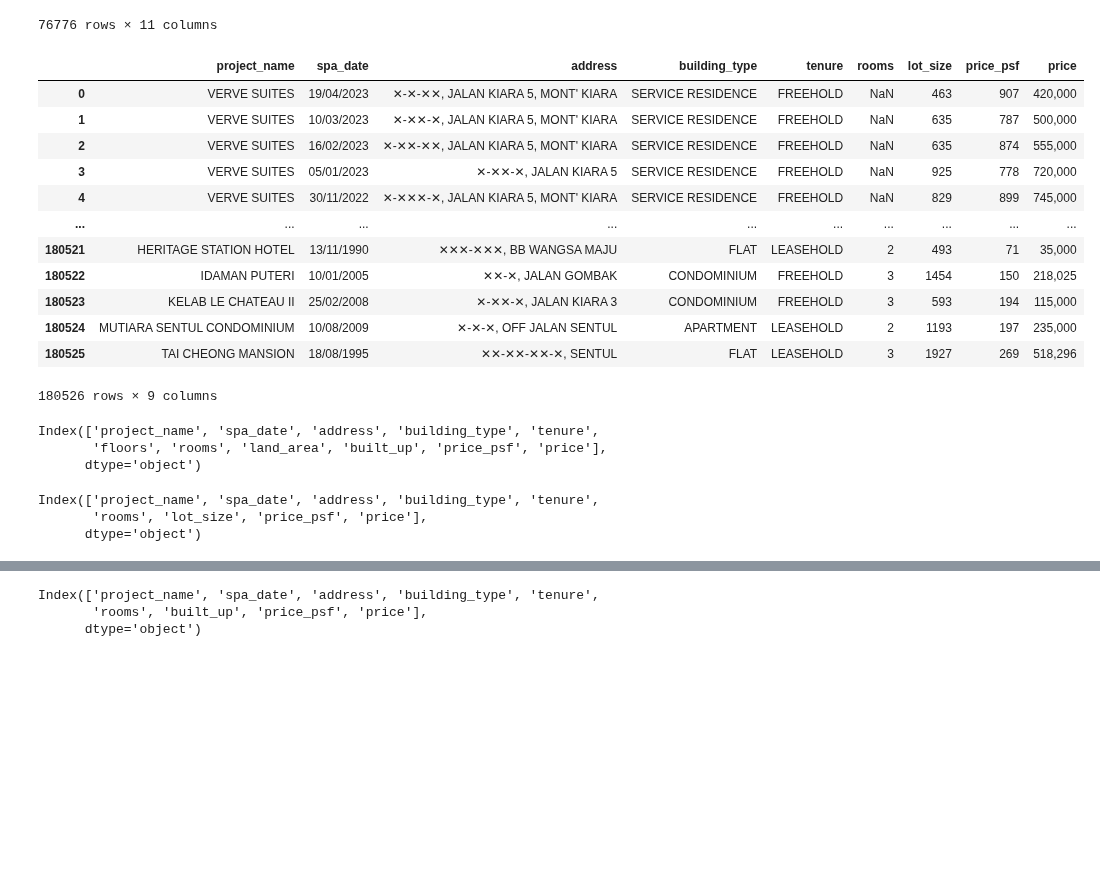
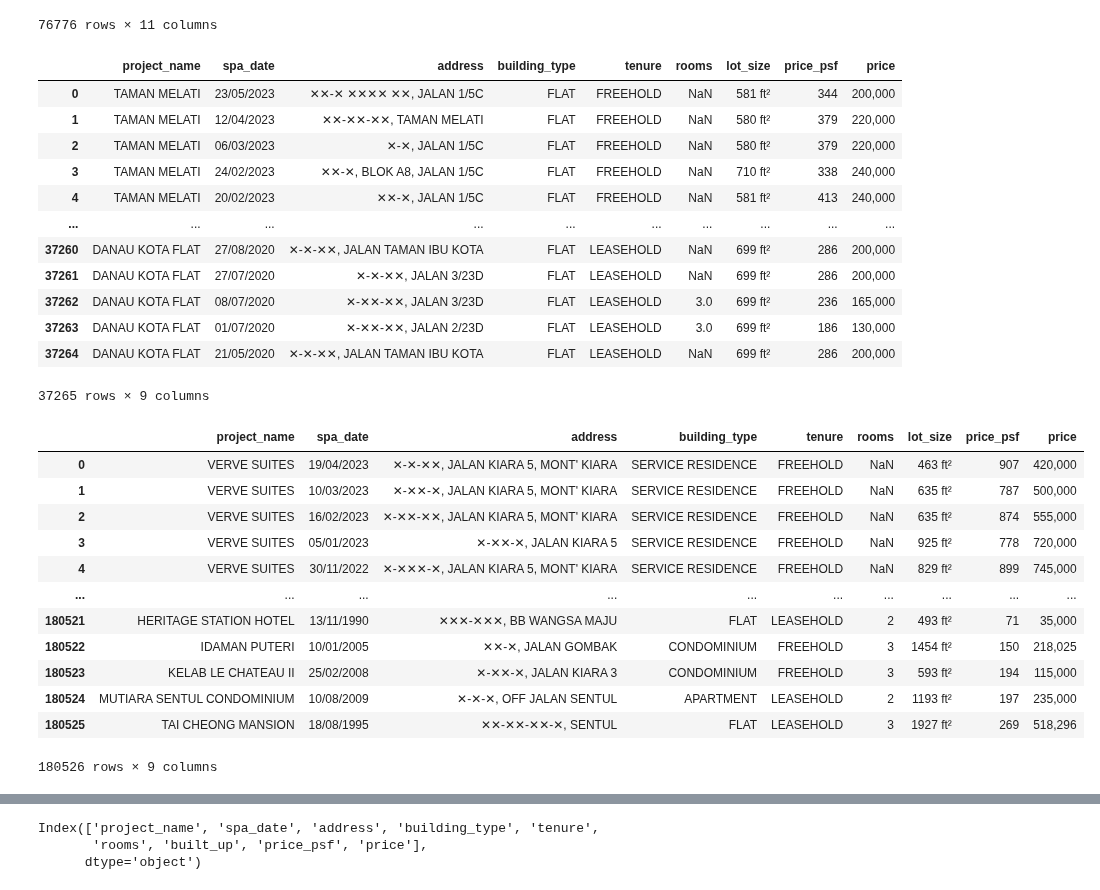
Before and after one commit to yuenherny/kl-house-price-forecasting, a Jupyter notebook: notebooks/Transactions - Combine and Save.ipynb, the cells around one changed output, grey strips where cells are left out. Drawn from its saved outputs; the diff is of its cells as text; code cells hidden in the pictures; blank space fills up the shorter version.

Commit message:
Include missing transactions into the dataset

```diff
--- a/notebooks/Transactions - Combine and Save.ipynb
+++ b/notebooks/Transactions - Combine and Save.ipynb
@@ -23,31 +23,36 @@ df_landed
 | 76775 | LAMAN BAYU | 08/03/2011 | ✕ (✕✕✕✕ ✕✕), JALAN SERI BAYU LAMA... | BUNGALOW | FREEHOLD | 3 | 8.0 | 4,574 ft² | 3,050 ft² | ... |
 76776 rows × 11 columns
 # %%
-df_nonlanded = pd.read_excel(RAW_DATA_DIR / 'transactions_non-landed_KL.xlsx')
-df_nonlanded
+df_nonlanded_1 = pd.read_excel(RAW_DATA_DIR / 'transactions_non-landed_KL_1.xlsx')
+df_nonlanded_1
 # %% [output]
 |  | project_name | spa_date | address | building_type | tenure | rooms | lot_size | price_psf | price |
-| 0 | VERVE SUITES | 19/04/2023 | ✕-✕-✕✕, JALAN KIARA 5, MONT' KIARA | SERVICE RESIDENCE | FREEHOLD | NaN | 463 | 907 | 420,000 |
-| 1 | VERVE SUITES | 10/03/2023 | ✕-✕✕-✕, JALAN KIARA 5, MONT' KIARA | SERVICE RESIDENCE | FREEHOLD | NaN | 635 | 787 | 500,000 |
-| 2 | VERVE SUITES | 16/02/2023 | ✕-✕✕-✕✕, JALAN KIARA 5, MONT' KIARA | SERVICE RESIDENCE | FREEHOLD | NaN | 635 | 874 | 555,000 |
-| 3 | VERVE SUITES | 05/01/2023 | ✕-✕✕-✕, JALAN KIARA 5 | SERVICE RESIDENCE | FREEHOLD | NaN | 925 | 778 | 720,000 |
-| 4 | VERVE SUITES | 30/11/2022 | ✕-✕✕✕-✕, JALAN KIARA 5, MONT' KIARA | SERVICE RESIDENCE | FREEHOLD | NaN | 829 | 899 | 745,000 |
+| 0 | TAMAN MELATI | 23/05/2023 | ✕✕-✕ ✕✕✕✕ ✕✕, JALAN 1/5C | FLAT | FREEHOLD | NaN | 581 ft² | 344 | 200,000 |
+| 1 | TAMAN MELATI | 12/04/2023 | ✕✕-✕✕-✕✕, TAMAN MELATI | FLAT | FREEHOLD | NaN | 580 ft² | 379 | 220,000 |
+| 2 | TAMAN MELATI | 06/03/2023 | ✕-✕, JALAN 1/5C | FLAT | FREEHOLD | NaN | 580 ft² | 379 | 220,000 |
+| 3 | TAMAN MELATI | 24/02/2023 | ✕✕-✕, BLOK A8, JALAN 1/5C | FLAT | FREEHOLD | NaN | 710 ft² | 338 | 240,000 |
+| 4 | TAMAN MELATI | 20/02/2023 | ✕✕-✕, JALAN 1/5C | FLAT | FREEHOLD | NaN | 581 ft² | 413 | 240,000 |
 | ... | ... | ... | ... | ... | ... | ... | ... | ... | ... |
-| 180521 | HERITAGE STATION HOTEL | 13/11/1990 | ✕✕✕-✕✕✕, BB WANGSA MAJU | FLAT | LEASEHOLD | 2 | 493 | 71 | 35,000 |
-| 180522 | IDAMAN PUTERI | 10/01/2005 | ✕✕-✕, JALAN GOMBAK | CONDOMINIUM | FREEHOLD | 3 | 1454 | 150 | 218,025 |
-| 180523 | KELAB LE CHATEAU II | 25/02/2008 | ✕-✕✕-✕, JALAN KIARA 3 | CONDOMINIUM | FREEHOLD | 3 | 593 | 194 | 115,000 |
-| 180524 | MUTIARA SENTUL CONDOMINIUM | 10/08/2009 | ✕-✕-✕, OFF JALAN SENTUL | APARTMENT | LEASEHOLD | 2 | 1193 | 197 | 235,000 |
-| 180525 | TAI CHEONG MANSION | 18/08/1995 | ✕✕-✕✕-✕✕-✕, SENTUL | FLAT | LEASEHOLD | 3 | 1927 | 269 | 518,296 |
+| 37260 | DANAU KOTA FLAT | 27/08/2020 | ✕-✕-✕✕, JALAN TAMAN IBU KOTA | FLAT | LEASEHOLD | NaN | 699 ft² | 286 | 200,000 |
+| 37261 | DANAU KOTA FLAT | 27/07/2020 | ✕-✕-✕✕, JALAN 3/23D | FLAT | LEASEHOLD | NaN | 699 ft² | 286 | 200,000 |
+| 37262 | DANAU KOTA FLAT | 08/07/2020 | ✕-✕✕-✕✕, JALAN 3/23D | FLAT | LEASEHOLD | 3.0 | 699 ft² | 236 | 165,000 |
+| 37263 | DANAU KOTA FLAT | 01/07/2020 | ✕-✕✕-✕✕, JALAN 2/23D | FLAT | LEASEHOLD | 3.0 | 699 ft² | 186 | 130,000 |
+| 37264 | DANAU KOTA FLAT | 21/05/2020 | ✕-✕-✕✕, JALAN TAMAN IBU KOTA | FLAT | LEASEHOLD | NaN | 699 ft² | 286 | 200,000 |
-180526 rows × 9 columns
+37265 rows × 9 columns
-# %%
-df_landed.columns
-# %% [output]
-Index(['project_name', 'spa_date', 'address', 'building_type', 'tenure',
-       'floors', 'rooms', 'land_area', 'built_up', 'price_psf', 'price'],
-      dtype='object')
-# %%
-df_nonlanded.columns
-# %% [output]
-Index(['project_name', 'spa_date', 'address', 'building_type', 'tenure',
-       'rooms', 'lot_size', 'price_psf', 'price'],
-      dtype='object')
+# %%
+df_nonlanded_2 = pd.read_excel(RAW_DATA_DIR / 'transactions_non-landed_KL_2.xlsx')
+df_nonlanded_2
+# %% [output]
+|  | project_name | spa_date | address | building_type | tenure | rooms | lot_size | price_psf | price |
+| 0 | VERVE SUITES | 19/04/2023 | ✕-✕-✕✕, JALAN KIARA 5, MONT' KIARA | SERVICE RESIDENCE | FREEHOLD | NaN | 463 ft² | 907 | 420,000 |
+| 1 | VERVE SUITES | 10/03/2023 | ✕-✕✕-✕, JALAN KIARA 5, MONT' KIARA | SERVICE RESIDENCE | FREEHOLD | NaN | 635 ft² | 787 | 500,000 |
+| 2 | VERVE SUITES | 16/02/2023 | ✕-✕✕-✕✕, JALAN KIARA 5, MONT' KIARA | SERVICE RESIDENCE | FREEHOLD | NaN | 635 ft² | 874 | 555,000 |
+| 3 | VERVE SUITES | 05/01/2023 | ✕-✕✕-✕, JALAN KIARA 5 | SERVICE RESIDENCE | FREEHOLD | NaN | 925 ft² | 778 | 720,000 |
+| 4 | VERVE SUITES | 30/11/2022 | ✕-✕✕✕-✕, JALAN KIARA 5, MONT' KIARA | SERVICE RESIDENCE | FREEHOLD | NaN | 829 ft² | 899 | 745,000 |
+| ... | ... | ... | ... | ... | ... | ... | ... | ... | ... |
+| 180521 | HERITAGE STATION HOTEL | 13/11/1990 | ✕✕✕-✕✕✕, BB WANGSA MAJU | FLAT | LEASEHOLD | 2 | 493 ft² | 71 | 35,000 |
+| 180522 | IDAMAN PUTERI | 10/01/2005 | ✕✕-✕, JALAN GOMBAK | CONDOMINIUM | FREEHOLD | 3 | 1454 ft² | 150 | 218,025 |
+| 180523 | KELAB LE CHATEAU II | 25/02/2008 | ✕-✕✕-✕, JALAN KIARA 3 | CONDOMINIUM | FREEHOLD | 3 | 593 ft² | 194 | 115,000 |
+| 180524 | MUTIARA SENTUL CONDOMINIUM | 10/08/2009 | ✕-✕-✕, OFF JALAN SENTUL | APARTMENT | LEASEHOLD | 2 | 1193 ft² | 197 | 235,000 |
+| 180525 | TAI CHEONG MANSION | 18/08/1995 | ✕✕-✕✕-✕✕-✕, SENTUL | FLAT | LEASEHOLD | 3 | 1927 ft² | 269 | 518,296 |
+180526 rows × 9 columns
```
Also changed, not shown: parts of 6 cells of this notebook, 3 other files.
